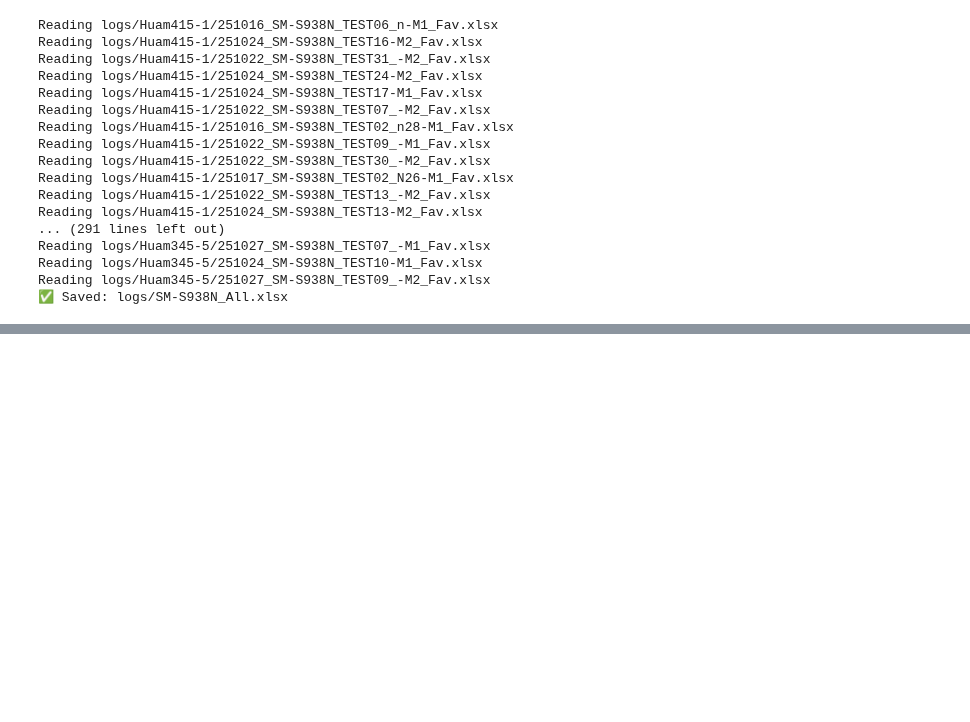
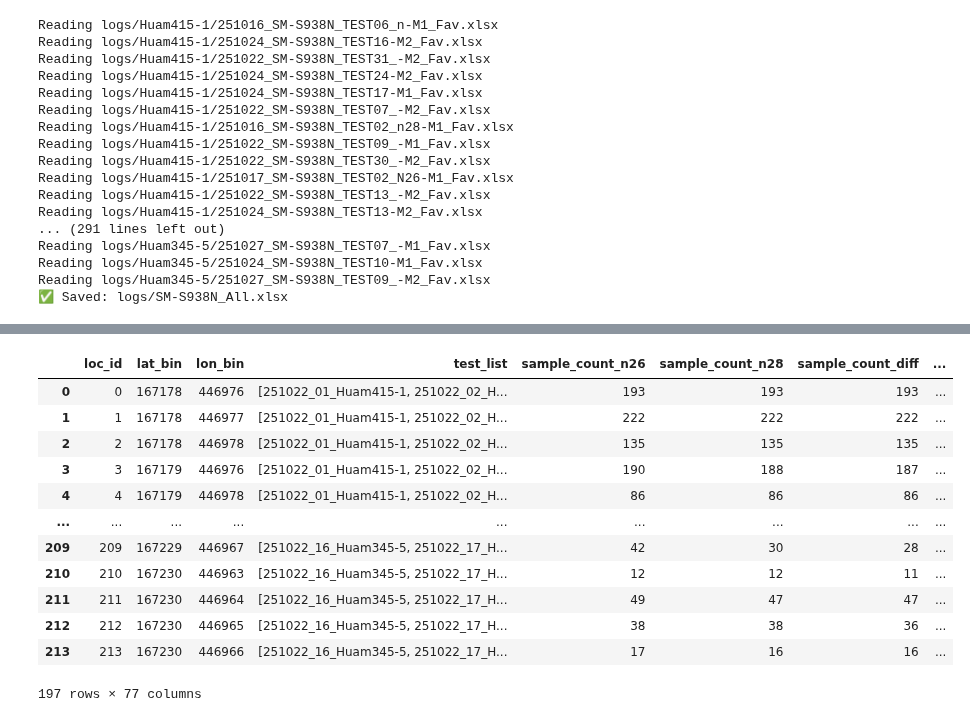
Before and after one commit to joostone-ahn/nr-field-analysis, a Jupyter notebook: field-analysis_251027.ipynb, the cells around one changed output, grey strips where cells are left out. Saved outputs shown, nothing was run; the diff lists cells and outputs as text; code cells hidden in the pictures; blank space fills up the shorter version.

```diff
--- a/field-analysis_251027.ipynb
+++ b/field-analysis_251027.ipynb
@@ -99,0 +110,19 @@ Reading logs/SM-S938N_All.xlsx
+# %%
+import _common
+df_pair = _common.grid_kpi(df, grid_size=25, rb_min=48, sample_min=10)
+df_uhd = df_pair.dropna(subset=['uhd_max'])
+display(df_uhd)
+# %% [output]
+|  | loc_id | lat_bin | lon_bin | test_list | sample_count_n26 | sample_count_n28 | sample_count_diff | ... |
+| 0 | 0 | 167178 | 446976 | [251022_01_Huam415-1, 251022_02_H... | 193 | 193 | 193 | ... |
+| 1 | 1 | 167178 | 446977 | [251022_01_Huam415-1, 251022_02_H... | 222 | 222 | 222 | ... |
+| 2 | 2 | 167178 | 446978 | [251022_01_Huam415-1, 251022_02_H... | 135 | 135 | 135 | ... |
+| 3 | 3 | 167179 | 446976 | [251022_01_Huam415-1, 251022_02_H... | 190 | 188 | 187 | ... |
+| 4 | 4 | 167179 | 446978 | [251022_01_Huam415-1, 251022_02_H... | 86 | 86 | 86 | ... |
+| ... | ... | ... | ... | ... | ... | ... | ... | ... |
+| 209 | 209 | 167229 | 446967 | [251022_16_Huam345-5, 251022_17_H... | 42 | 30 | 28 | ... |
+| 210 | 210 | 167230 | 446963 | [251022_16_Huam345-5, 251022_17_H... | 12 | 12 | 11 | ... |
+| 211 | 211 | 167230 | 446964 | [251022_16_Huam345-5, 251022_17_H... | 49 | 47 | 47 | ... |
+| 212 | 212 | 167230 | 446965 | [251022_16_Huam345-5, 251022_17_H... | 38 | 38 | 36 | ... |
+| 213 | 213 | 167230 | 446966 | [251022_16_Huam345-5, 251022_17_H... | 17 | 16 | 16 | ... |
+197 rows × 77 columns
```
Also changed, not shown: parts of 4 cells of this notebook.
